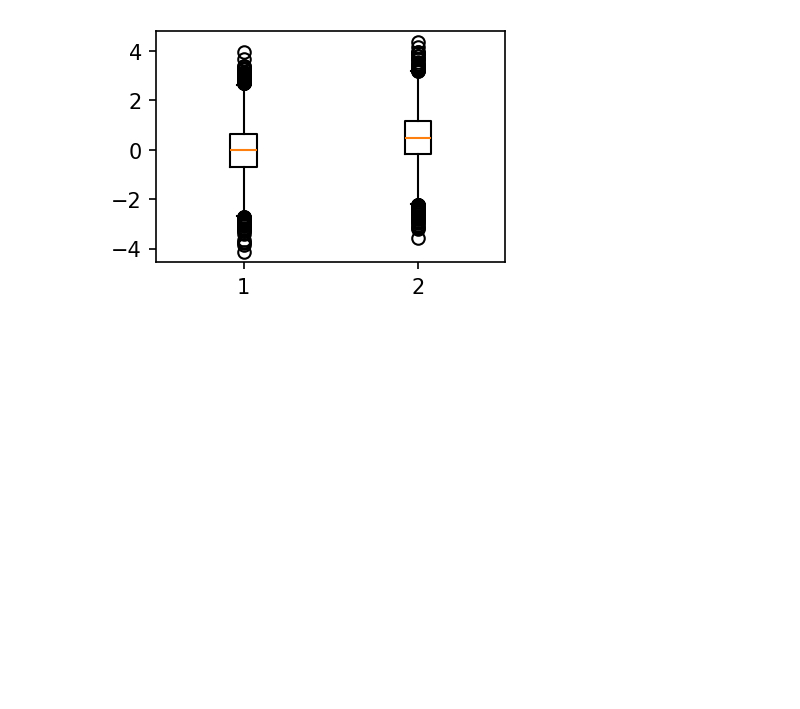
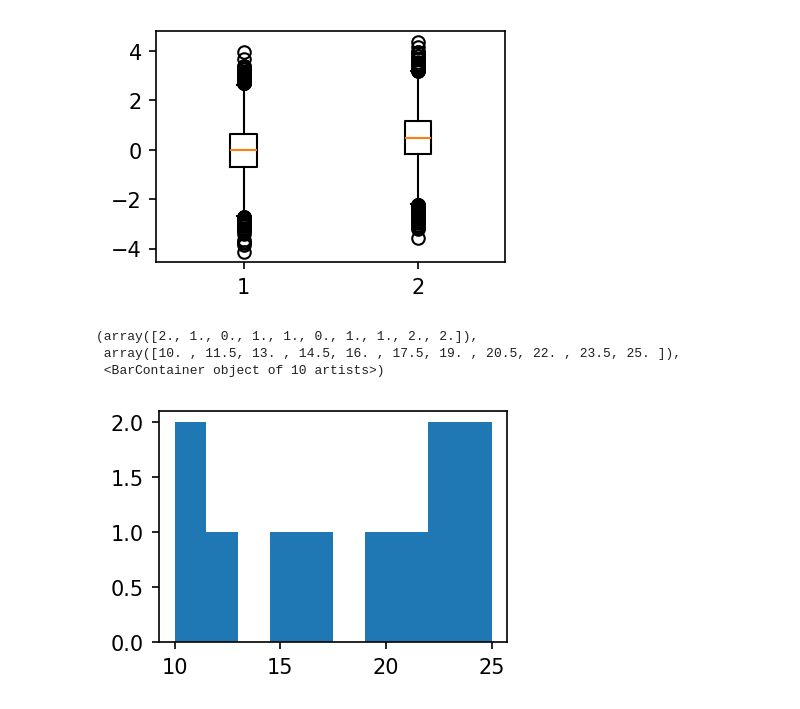
Before and after one commit to va4756/big_RaeJung, a Jupyter notebook: choi_guis_01.ipynb, the cells around one changed output. Drawn from its saved outputs; the diff is of its cells as text; code cells hidden in the pictures; blank space fills up the shorter version.

```diff
--- a/choi_guis_01.ipynb
+++ b/choi_guis_01.ipynb
@@ -58,3 +58,13 @@ np.float64(0.5097056259662253)
 plt.boxplot([y1, y2]);
 # %% [output]
 [figure]
+# %%
+#  histogram 그리기
+y=[10,11,12,15,16,20,21,22,23,24,25]
+# %%
+plt.hist(y)
+# %% [output]
+(array([2., 1., 0., 1., 1., 0., 1., 1., 2., 2.]),
+ array([10. , 11.5, 13. , 14.5, 16. , 17.5, 19. , 20.5, 22. , 23.5, 25. ]),
+ <BarContainer object of 10 artists>)
+[figure, added]
```
Also changed, not shown: parts of 35 cells of this notebook.
